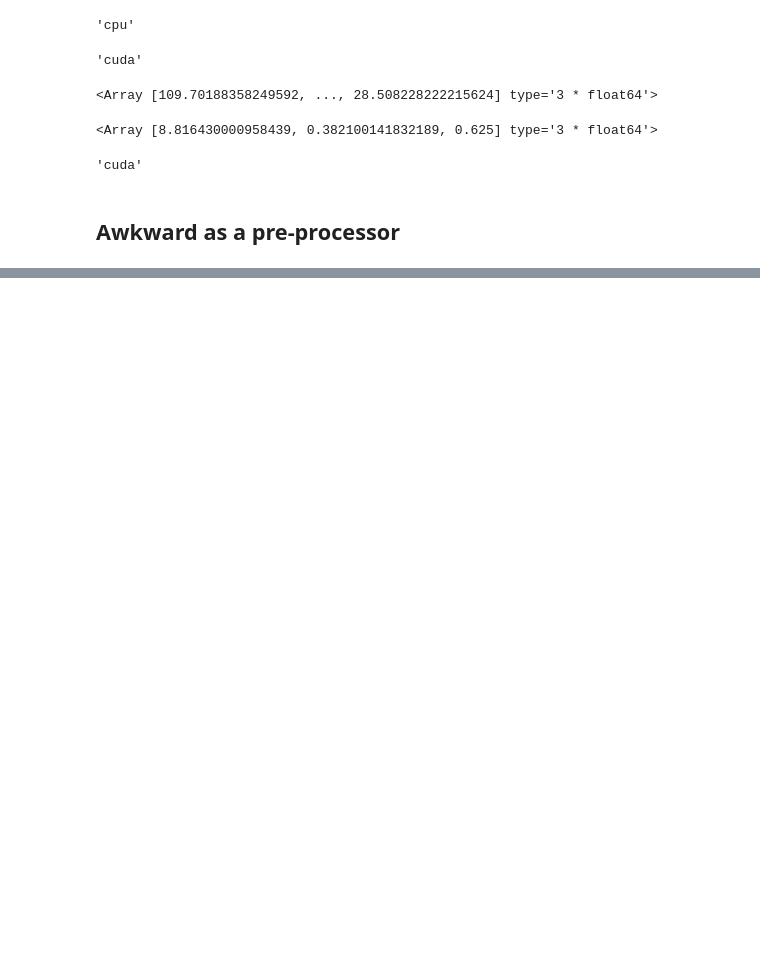
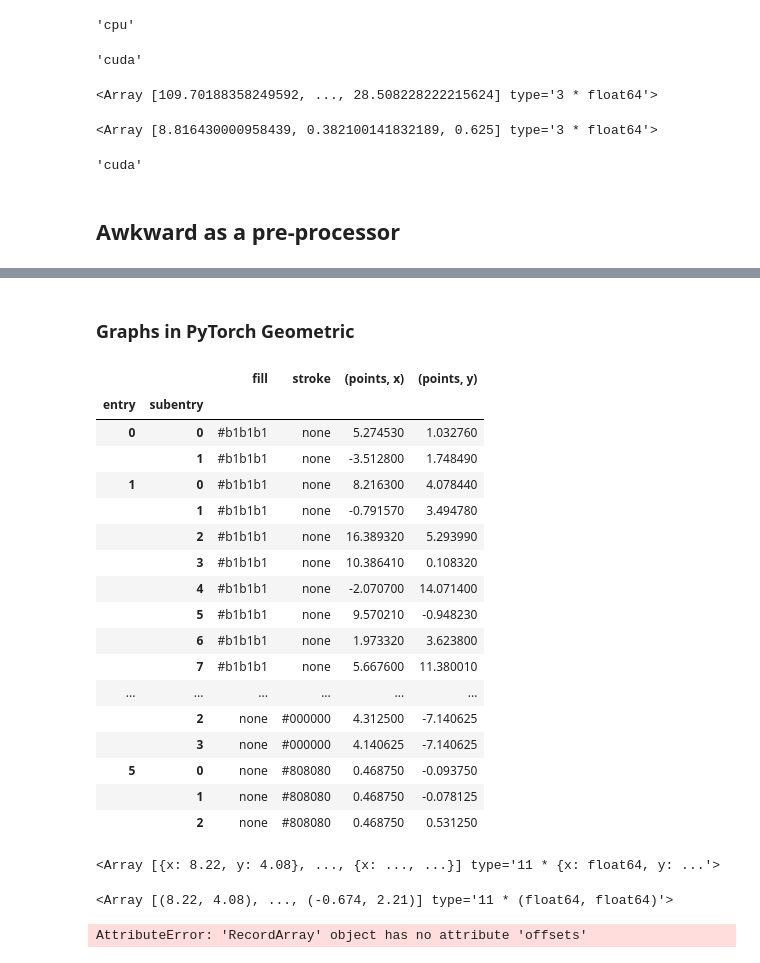
Before and after one commit to ekourlit/hdlrm-awkward, a Jupyter notebook: ak_talk.ipynb, the cells around one changed output, grey strips where cells are left out. Drawn from its saved outputs; the diff is of its cells as text; code cells hidden in the pictures; blank space fills up the shorter version.

```diff
--- a/ak_talk.ipynb
+++ b/ak_talk.ipynb
@@ -463 +526,39 @@ tensor([[ 2.5495e+05, -2.0498e+00,  2.8340e+00,  2.3251e+04,  1.9000e+01,
        device='cuda:0')
+# %% [markdown]
+### Graphs in PyTorch Geometric
+# %%
+ak.to_dataframe(structured)
+# %% [output]
+|  |  | fill | stroke | (points, x) | (points, y) |
+| entry | subentry |  |  |  |  |
+| 0 | 0 | #b1b1b1 | none | 5.274530 | 1.032760 |
+|  | 1 | #b1b1b1 | none | -3.512800 | 1.748490 |
+| 1 | 0 | #b1b1b1 | none | 8.216300 | 4.078440 |
+|  | 1 | #b1b1b1 | none | -0.791570 | 3.494780 |
+|  | 2 | #b1b1b1 | none | 16.389320 | 5.293990 |
+|  | 3 | #b1b1b1 | none | 10.386410 | 0.108320 |
+|  | 4 | #b1b1b1 | none | -2.070700 | 14.071400 |
+|  | 5 | #b1b1b1 | none | 9.570210 | -0.948230 |
+|  | 6 | #b1b1b1 | none | 1.973320 | 3.623800 |
+|  | 7 | #b1b1b1 | none | 5.667600 | 11.380010 |
+| ... | ... | ... | ... | ... | ... |
+|  | 2 | none | #000000 | 4.312500 | -7.140625 |
+|  | 3 | none | #000000 | 4.140625 | -7.140625 |
+| 5 | 0 | none | #808080 | 0.468750 | -0.093750 |
+|  | 1 | none | #808080 | 0.468750 | -0.078125 |
+|  | 2 | none | #808080 | 0.468750 | 0.531250 |
+# %%
+features = structured.points[1]
+display(features)
+
+# convert to regular array
+# make x, y pairs: [[x1, y1], [x2, y2], ...]
+features_regular = ak.Array( ak.zip( ak.unzip(features) ) )
+display(features_regular)
+
+# get offsets
+features_regular.layout.offsets # why is it still an RecordArray
+# %% [output]
+<Array [{x: 8.22, y: 4.08}, ..., {x: ..., ...}] type='11 * {x: float64, y: ...'>
+<Array [(8.22, 4.08), ..., (-0.674, 2.21)] type='11 * (float64, float64)'>
+AttributeError: 'RecordArray' object has no attribute 'offsets'
```
Also changed, not shown: parts of 20 cells of this notebook.
